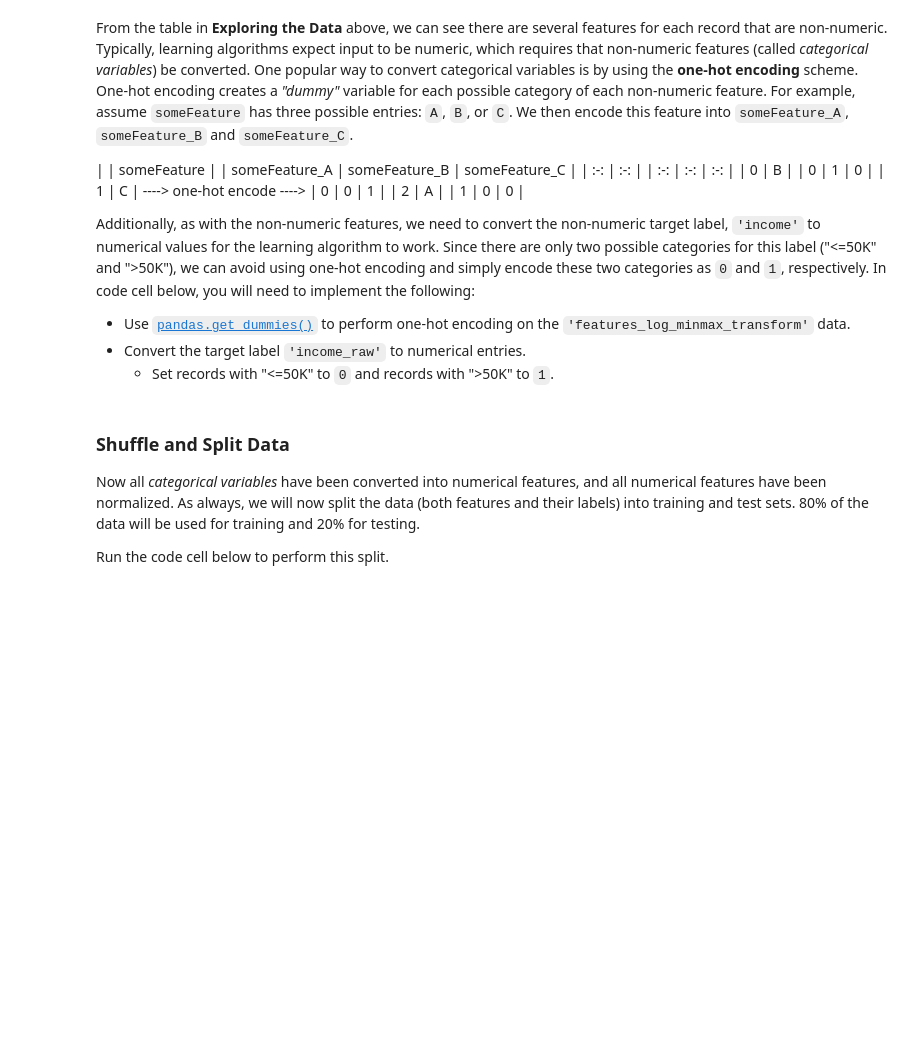
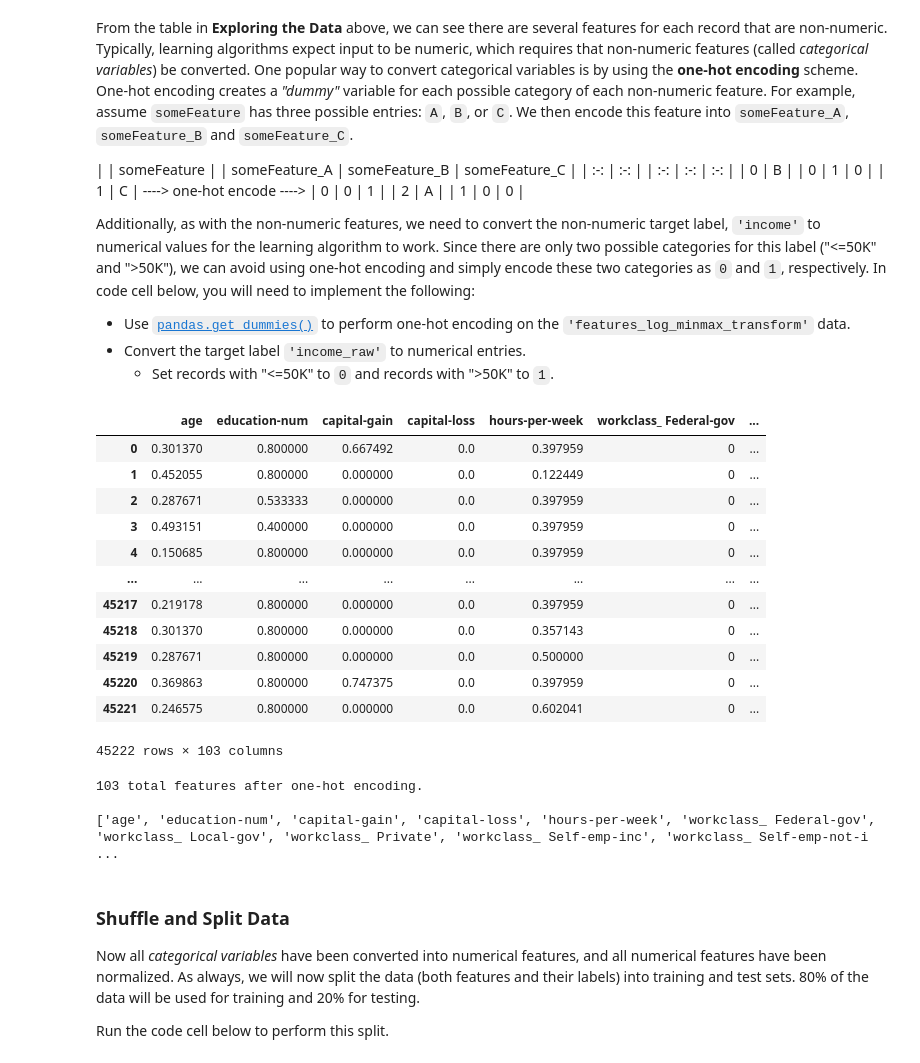
Before and after one commit to aberenyi73/machine-learning, a Jupyter notebook: projects/finding_donors/finding_donors.ipynb, the cells around one changed output. Cells and saved outputs as stored; diff of their text form; code cells hidden in the pictures; blank space fills up the shorter version.

```diff
--- a/projects/finding_donors/finding_donors.ipynb
+++ b/projects/finding_donors/finding_donors.ipynb
@@ -48,3 +90,6 @@ A cursory investigation of the dataset will determine how many individuals fit i
 - The percentage of individuals making more than \$50,000 annually, `'greater_percent'`.
 
 ** HINT: ** You may need to look at the table above to understand how the `'income'` entries are formatted.
+# %%
+pd.options.display.max_columns = 100
+pd.DataFrame(data.groupby(['income']).size(), columns=['Individuals in income group'])
@@ -143,19 +209,42 @@ Additionally, as with the non-numeric features, we need to convert the non-numer
  - Use [`pandas.get_dummies()`](http://pandas.pydata.org/pandas-docs/stable/generated/pandas.get_dummies.html?highlight=get_dummies#pandas.get_dummies) to perform one-hot encoding on the `'features_log_minmax_transform'` data.
  - Convert the target label `'income_raw'` to numerical entries.
    - Set records with "<=50K" to `0` and records with ">50K" to `1`.
+# %%
+pd.options.display.max_columns = 300
+pd.options.display.max_rows = 10
+
+pd.get_dummies(features_log_minmax_transform)
+# %% [output]
+|  | age | education-num | capital-gain | capital-loss | hours-per-week | workclass_ Federal-gov | ... |
+| 0 | 0.301370 | 0.800000 | 0.667492 | 0.0 | 0.397959 | 0 | ... |
+| 1 | 0.452055 | 0.800000 | 0.000000 | 0.0 | 0.122449 | 0 | ... |
+| 2 | 0.287671 | 0.533333 | 0.000000 | 0.0 | 0.397959 | 0 | ... |
+| 3 | 0.493151 | 0.400000 | 0.000000 | 0.0 | 0.397959 | 0 | ... |
+| 4 | 0.150685 | 0.800000 | 0.000000 | 0.0 | 0.397959 | 0 | ... |
+| ... | ... | ... | ... | ... | ... | ... | ... |
+| 45217 | 0.219178 | 0.800000 | 0.000000 | 0.0 | 0.397959 | 0 | ... |
+| 45218 | 0.301370 | 0.800000 | 0.000000 | 0.0 | 0.357143 | 0 | ... |
+| 45219 | 0.287671 | 0.800000 | 0.000000 | 0.0 | 0.500000 | 0 | ... |
+| 45220 | 0.369863 | 0.800000 | 0.747375 | 0.0 | 0.397959 | 0 | ... |
+| 45221 | 0.246575 | 0.800000 | 0.000000 | 0.0 | 0.602041 | 0 | ... |
+45222 rows × 103 columns
 # %%
 # TODO: One-hot encode the 'features_log_minmax_transform' data using pandas.get_dummies()
-features_final = None
+features_final = pd.get_dummies(features_log_minmax_transform)
 
 # TODO: Encode the 'income_raw' data to numerical values
-income = None
+income = income_raw.map({'<=50K':0, '>50K':1})
 
 # Print the number of features after one-hot encoding
 encoded = list(features_final.columns)
-print "{} total features after one-hot encoding.".format(len(encoded))
+print "{} total features after one-hot encoding.\n".format(len(encoded))
 
 # Uncomment the following line to see the encoded feature names
-# print encoded
+print encoded
+# %% [output]
+103 total features after one-hot encoding.
+
+['age', 'education-num', 'capital-gain', 'capital-loss', 'hours-per-week', 'workclass_ Federal-gov', 'workclass_ Local-gov', 'workclass_ Private', 'workclass_ Self-emp-inc', 'workclass_ Self-emp-not-i ...
 # %% [markdown]
 ### Shuffle and Split Data
 Now all _categorical variables_ have been converted into numerical features, and all numerical features have been normalized. As always, we will now split the data (both features and their labels) into training and test sets. 80% of the data will be used for training and 20% for testing.
```
Also changed, not shown: parts of 26 cells of this notebook.
